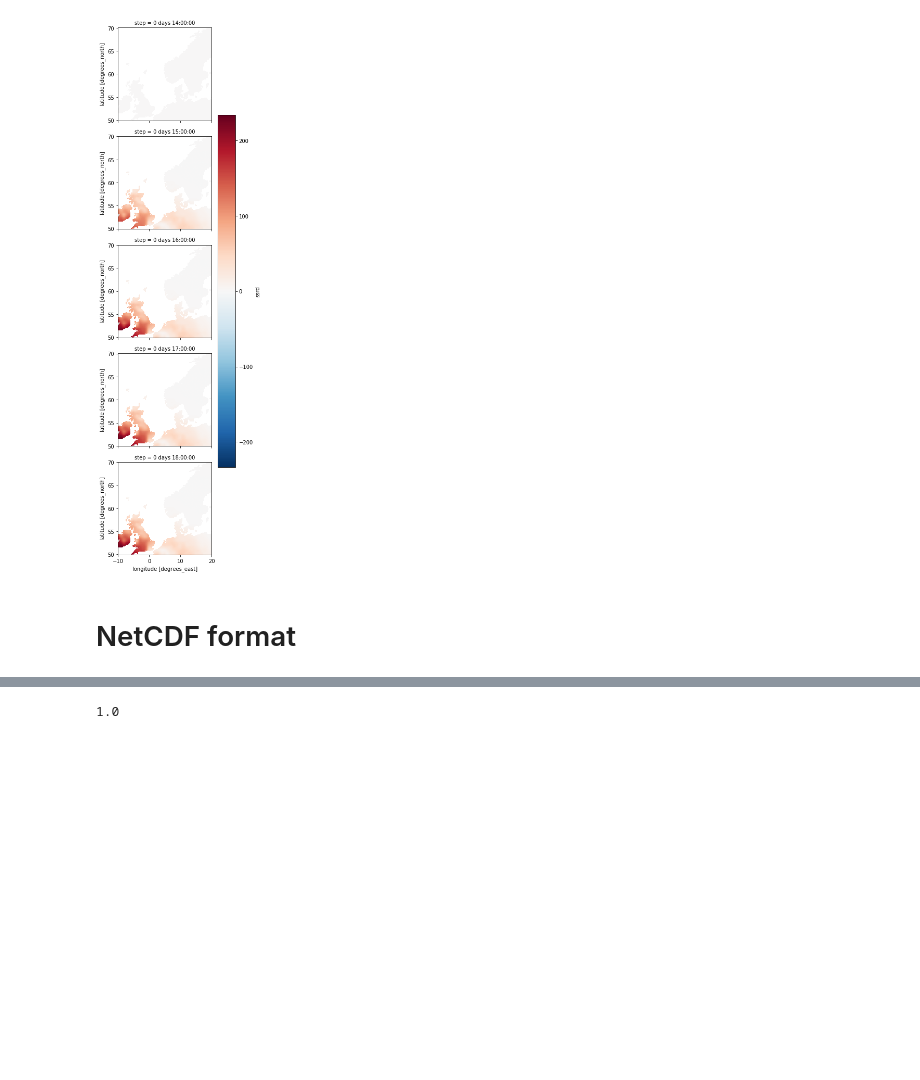
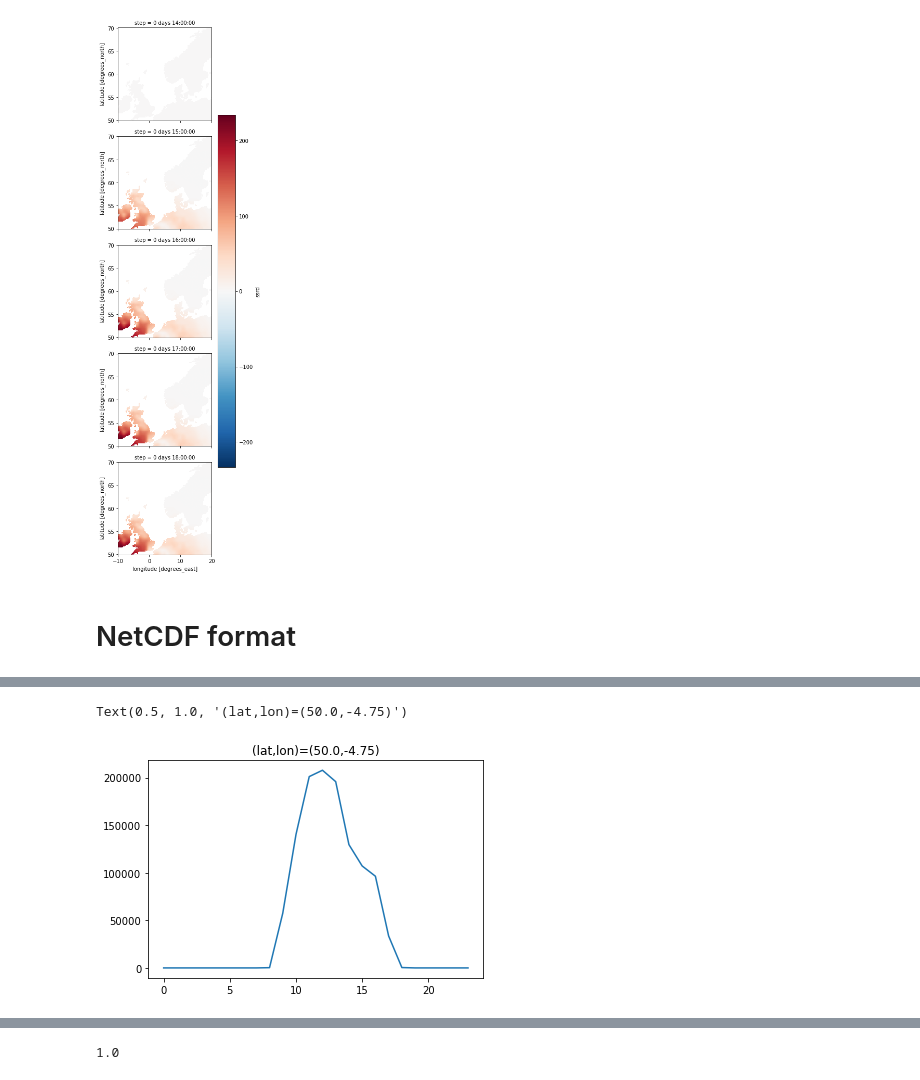
Before and after one commit to sintefenergy/rewemo, a Jupyter notebook: era5/ERA5_analyse.ipynb, the cells around one changed output, grey strips where cells are left out. Drawn from its saved outputs; the diff is of its cells as text; code cells hidden in the pictures; blank space fills up the shorter version.

```diff
--- a/era5/ERA5_analyse.ipynb
+++ b/era5/ERA5_analyse.ipynb
@@ -218,3 +245,12 @@ for t in range(1,jd.shape[0]):
+# %%
+
+ilat=80
+ilon=1
+plt.plot(ssrd[:,1,1])
+plt.title("(lat,lon)=({},{})".format(lats[ilat],lons[ilon]))
+# %% [output]
+Text(0.5, 1.0, '(lat,lon)=(50.0,-4.75)')
+[figure, added]
 # %%
 df4s[12].head()
 # %% [output]
```
Also changed, not shown: parts of 8 cells of this notebook, 2 other files.
